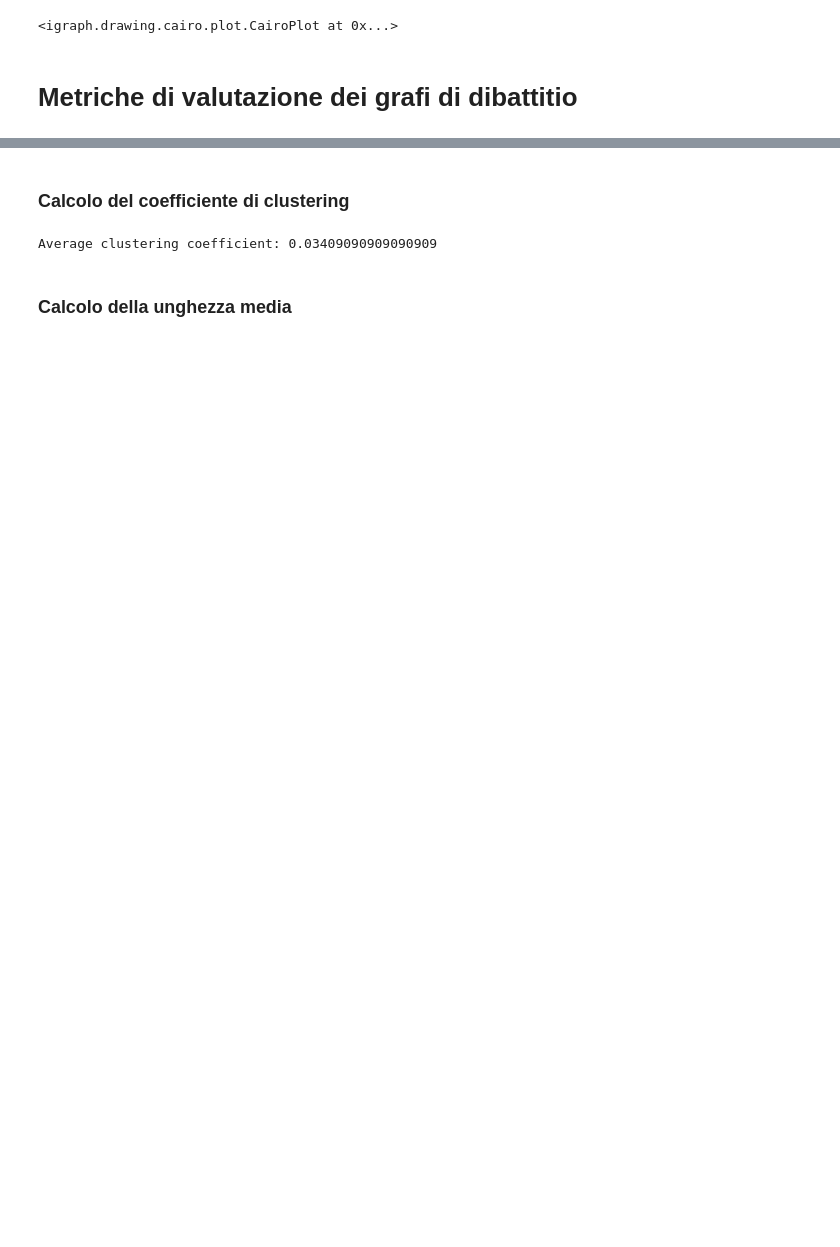
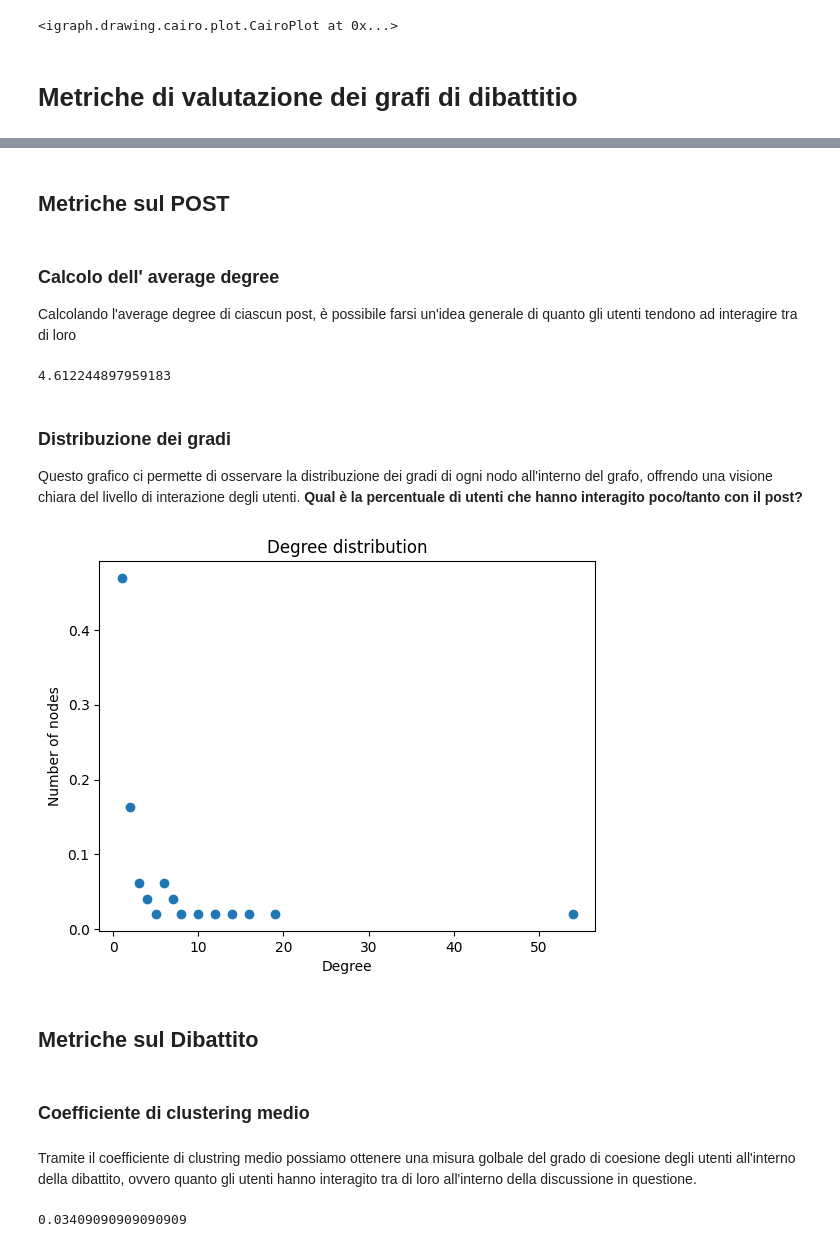
Before and after one commit to MassimoZarantonello2/RedditDebateAnalysis, a Jupyter notebook: scripts/DebateMetrics.ipynb, the cells around one changed output, grey strips where cells are left out. Saved outputs shown, nothing was run; the diff lists cells and outputs as text; code cells hidden in the pictures; blank space fills up the shorter version.

```diff
--- a/scripts/DebateMetrics.ipynb
+++ b/scripts/DebateMetrics.ipynb
@@ -31,3 +16,5 @@ debate.head(10)
+# %%
+debate = df
 # %%
 graph = ig.Graph(directed=True)
 graph.add_vertex(name='root', label='root')
@@ -57,11 +35,50 @@ def degree_distribution(graph):
+# %% [markdown]
+## Metriche sul POST
+# %% [markdown]
+### Calcolo dell' average degree
+Calcolando l'average degree di ciascun post, è possibile farsi un'idea generale di quanto gli utenti tendono ad interagire tra di loro
+# %%
+def degree_distribution(graph):
+    degree = graph.degree()
+    n = graph.vcount()
+    degree = np.array(degree)
+
+    return 1/n * sum(degree)
+
+print(degree_distribution(graph))
+# %% [output]
+4.612244897959183
+# %% [markdown]
+### Distribuzione dei gradi
+Questo grafico ci permette di osservare la distribuzione dei gradi di ogni nodo all'interno del grafo, offrendo una visione chiara del livello di interazione degli utenti. **Qual è la percentuale di utenti che hanno interagito poco/tanto con il post?**
+# %%
+
+def compute_degree_distribution(graph):
+    degree = graph.degree()
+    x_label = np.unique(degree)
+    degree = np.array(degree)
+    y = []
+    for i in x_label:
+        y.append(sum(degree == i)/ len(degree))
+    plt.scatter(x_label, y)
+    plt.xlabel('Degree')
+    plt.ylabel('Number of nodes')
+    plt.title('Degree distribution')
+    plt.show()
+
+compute_degree_distribution(graph)
+# %% [output]
+[figure, added]
+# %% [markdown]
+## Metriche sul Dibattito
 # %% [markdown]
-### Calcolo del coefficiente di clustering
+### Coefficiente di clustering medio
+# %% [markdown]
+Tramite il coefficiente di clustring medio possiamo ottenere una misura golbale del grado di coesione degli utenti all'interno della dibattito, ovvero quanto gli utenti hanno interagito tra di loro all'interno della discussione in questione.
 # %%
 def compute_average_clustering_coefficient(graph):
     return graph.transitivity_undirected()
 
-print('Average clustering coefficient:', compute_average_clustering_coefficient(graph))
+print(compute_average_clustering_coefficient(graph))
 # %% [output]
-Average clustering coefficient: 0.03409090909090909
+0.03409090909090909
-# %% [markdown]
-### Calcolo della unghezza media
```
Also changed, not shown: parts of 11 cells of this notebook, 3 other files.
